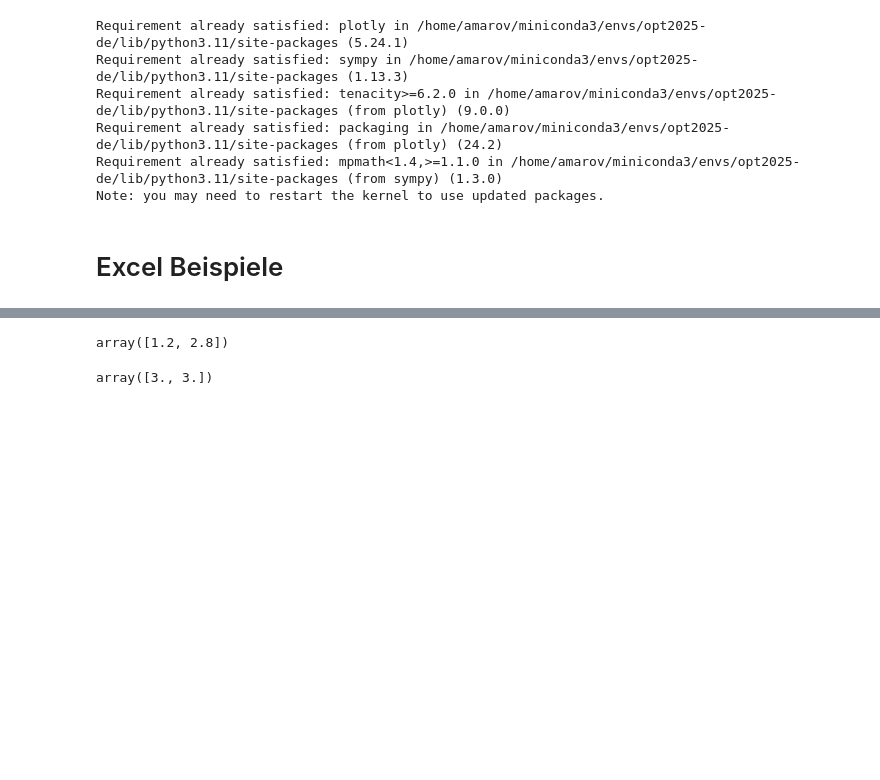
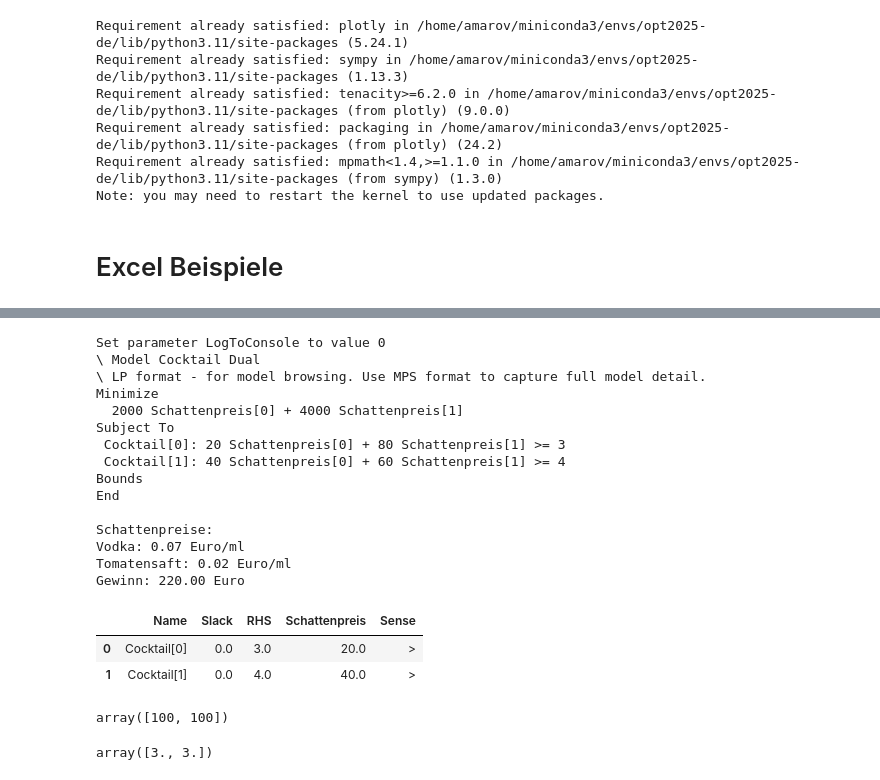
Before and after one commit to febse/opt2025-de, a Jupyter notebook: Lineare-Algebra-Ex.ipynb, the cells around one changed output, grey strips where cells are left out. Drawn from its saved outputs; the diff is of its cells as text; code cells hidden in the pictures; blank space fills up the shorter version.

```diff
--- a/Lineare-Algebra-Ex.ipynb
+++ b/Lineare-Algebra-Ex.ipynb
@@ -187,9 +222,66 @@ array([4, 4])
+# %%
+# Das Duale Problem (2)
+
+m2 = gp.Model("Cocktail Dual 2")
+
+m2.Params.LogToConsole = 0 # keine Ausgabe in der Konsole
+
+# Variablen definieren
+y = m2.addMVar(2, name="Schattenpreis")
+
+# Zielfunktion definieren
+m2.setObjective(begrenzung @ y, GRB.MINIMIZE)
+
+# Nebenbedingungen definieren
+
+m2.addConstr(bar_rezepte @ y >= gewinn_pro_coktail, "Cocktail")
+
+m2.optimize()
+
+m2.write("cocktail-dual-2.lp") # Speichern des Modells in einer Datei
+
+with open("cocktail-dual-2.lp", "r") as f:
+    print(f.read())
+
+# Ergebnisse ausgeben
+print("Schattenpreise:")
+
+print(f"Vodka: {y.X[0]:.2f} Euro/ml")
+print(f"Tomatensaft: {y.X[1]:.2f} Euro/ml")
+print(f"Gewinn: {m2.ObjVal:.2f} Euro")
+# Die Nebenbedingungen ausgeben als pandas DataFrame
+
+constr_df = pd.DataFrame([
+    (c.ConstrName, c.Slack, c.RHS, c.Pi, c.Sense) for c in m2.getConstrs()],
+    columns=["Name", "Slack", "RHS", "Schattenpreis", "Sense"
+])
+
+constr_df
+# %% [output]
+Set parameter LogToConsole to value 0
+\ Model Cocktail Dual
+\ LP format - for model browsing. Use MPS format to capture full model detail.
+Minimize
+  2000 Schattenpreis[0] + 4000 Schattenpreis[1]
+Subject To
+ Cocktail[0]: 20 Schattenpreis[0] + 80 Schattenpreis[1] >= 3
+ Cocktail[1]: 40 Schattenpreis[0] + 60 Schattenpreis[1] >= 4
+Bounds
+End
+
+Schattenpreise:
+Vodka: 0.07 Euro/ml
+Tomatensaft: 0.02 Euro/ml
+Gewinn: 220.00 Euro
+|  | Name | Slack | RHS | Schattenpreis | Sense |
+| 0 | Cocktail[0] | 0.0 | 3.0 | 20.0 | > |
+| 1 | Cocktail[1] | 0.0 | 4.0 | 40.0 | > |
 # %%
 # Wie viel von den Resourcen verbrauchen wir, falls wir 2 Bloody Marys und 2 Bloody Marys doppelt machen?
 
-bar_rezepte.T @ np.array([2, 2])
+bar_rezepte @ np.array([1, 1])
 # %% [output]
-array([1.2, 2.8])
+array([100, 100])
 # %%
 # Scale in the x direction
 
```
Also changed, not shown: parts of 27 cells of this notebook.
